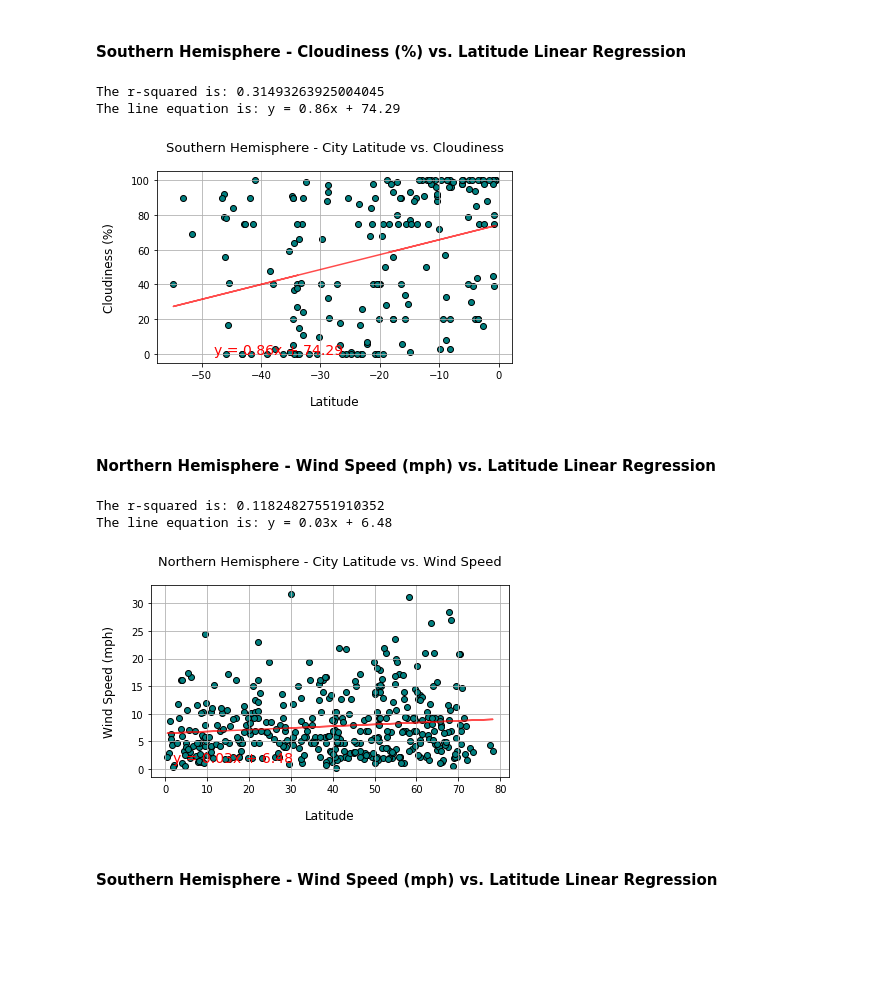
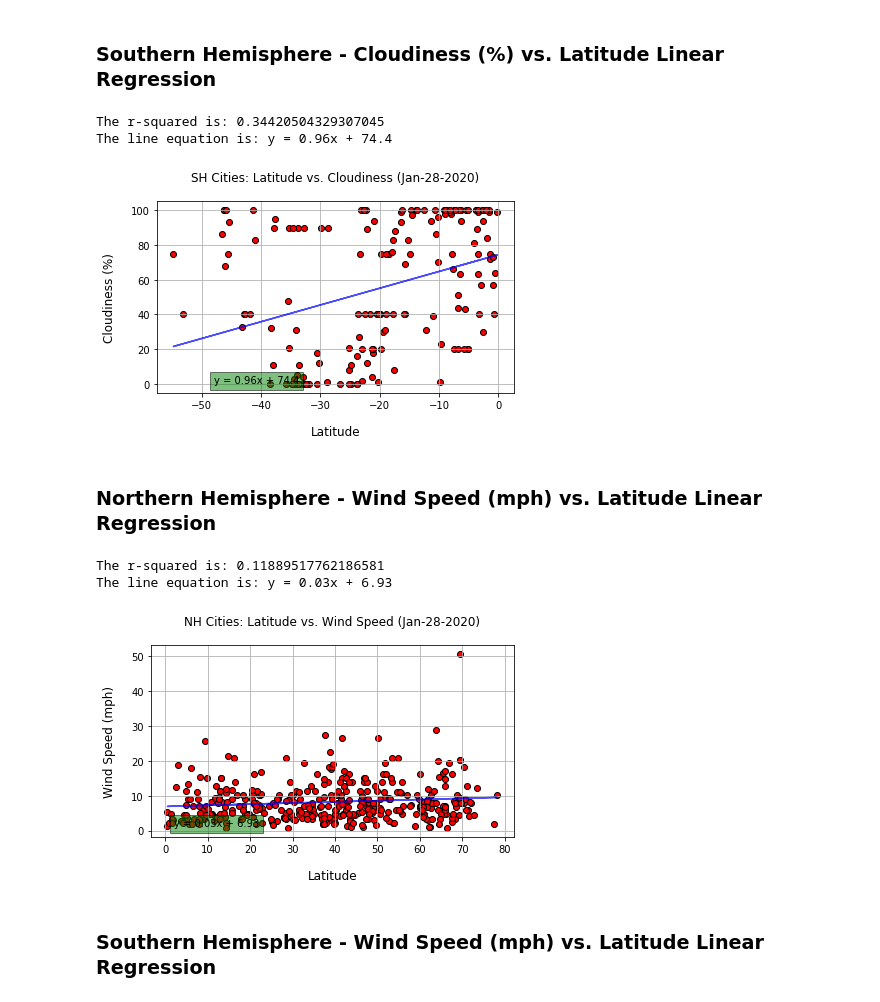
Before and after one commit to anulkar/python-api-challenge, a Jupyter notebook: WeatherPy/WeatherPy.ipynb, the cells around one changed output. Drawn from its saved outputs; the diff is of its cells as text; code cells hidden in the pictures; blank space fills up the shorter version.

```diff
--- a/WeatherPy/WeatherPy.ipynb
+++ b/WeatherPy/WeatherPy.ipynb
@@ -253,16 +270,16 @@ def create_linregress_plot(x_data, y_data, plot_title, plot_xlabel, plot_ylabel)
 
     # Draw the properly formatted scatter plot with title and x-y labels
     scat_fig, scat_ax = plt.subplots()
-    scat_ax.scatter(x_series, y_series, facecolors='teal', edgecolors='black')
-    scat_ax.set_title(plot_title, fontsize=13, pad=20)
+    scat_ax.scatter(x_series, y_series, facecolors='red', edgecolors='black')
+    scat_ax.set_title(plot_title, fontsize=12, pad=20)
     scat_ax.set_xlabel(plot_xlabel, fontsize=12, labelpad=15)
     scat_ax.set_ylabel(plot_ylabel, fontsize=12, labelpad=15)
     # Plot the linear regression line
-    scat_ax.plot(x_series, regress_values, 'r-', color='red', alpha=0.7)
+    scat_ax.plot(x_series, regress_values, 'r-', color='blue', alpha=0.7)
     xticks = scat_ax.get_xticks()
     yticks = scat_ax.get_yticks()
     # Place the line equation as text box on the axes
-    scat_ax.text(xticks[1] + 2, yticks[1] + 2, line_equation, color='red', fontsize='14', verticalalignment='center', horizontalalignment='left')
+    scat_ax.text(xticks[1] + 2, yticks[1] + 2, line_equation, verticalalignment='center', horizontalalignment='left', bbox={'facecolor': 'green', 'alpha': 0.5})
     scat_ax.grid(True)
     scat_fig.tight_layout()
     return (plt)
@@ -369,36 +386,36 @@ The line equation is: y = 0.57x + 37.78
 # %% [markdown]
-####  Southern Hemisphere - Cloudiness (%) vs. Latitude Linear Regression
+###  Southern Hemisphere - Cloudiness (%) vs. Latitude Linear Regression
 # %%
 # Set the plot title and axes labels
-plot_title = 'Southern Hemisphere - City Latitude vs. Cloudiness'
+plot_title = f'SH Cities: Latitude vs. Cloudiness ({curr_date})'
 plot_xlabel = 'Latitude'
 plot_ylabel = 'Cloudiness (%)'
 
 # Call function to calculate and create a linear regression plot
 plt = create_linregress_plot(sh_latitudes, sh_cloudiness, plot_title, plot_xlabel, plot_ylabel)
-plt.savefig("../images/sh_latitude_cloudiness.png")
+plt.savefig("../images/sh_latitude_cloudiness.png", dpi=200)
 plt.show()
 # %% [output]
-The r-squared is: 0.31493263925004045
-The line equation is: y = 0.86x + 74.29
+The r-squared is: 0.34420504329307045
+The line equation is: y = 0.96x + 74.4
-[figure, old version]
+[figure, new version]
 # %% [markdown]
-####  Northern Hemisphere - Wind Speed (mph) vs. Latitude Linear Regression
+###  Northern Hemisphere - Wind Speed (mph) vs. Latitude Linear Regression
 # %%
 # Set the plot title and axes labels
-plot_title = 'Northern Hemisphere - City Latitude vs. Wind Speed'
+plot_title = f'NH Cities: Latitude vs. Wind Speed ({curr_date})'
 plot_xlabel = 'Latitude'
 plot_ylabel = 'Wind Speed (mph)'
 
 # Call function to calculate and create a linear regression plot
 plt = create_linregress_plot(nh_latitudes, nh_windspeeds, plot_title, plot_xlabel, plot_ylabel)
-plt.savefig("../images/nh_latitude_windspeed.png")
+plt.savefig("../images/nh_latitude_windspeed.png", dpi=200)
 plt.show()
 # %% [output]
-The r-squared is: 0.11824827551910352
-The line equation is: y = 0.03x + 6.48
+The r-squared is: 0.11889517762186581
+The line equation is: y = 0.03x + 6.93
-[figure, old version]
+[figure, new version]
 # %% [markdown]
-####  Southern Hemisphere - Wind Speed (mph) vs. Latitude Linear Regression
+###  Southern Hemisphere - Wind Speed (mph) vs. Latitude Linear Regression
 # %%
 # Set the plot title and axes labels
```
Also changed, not shown: parts of 32 cells of this notebook.
